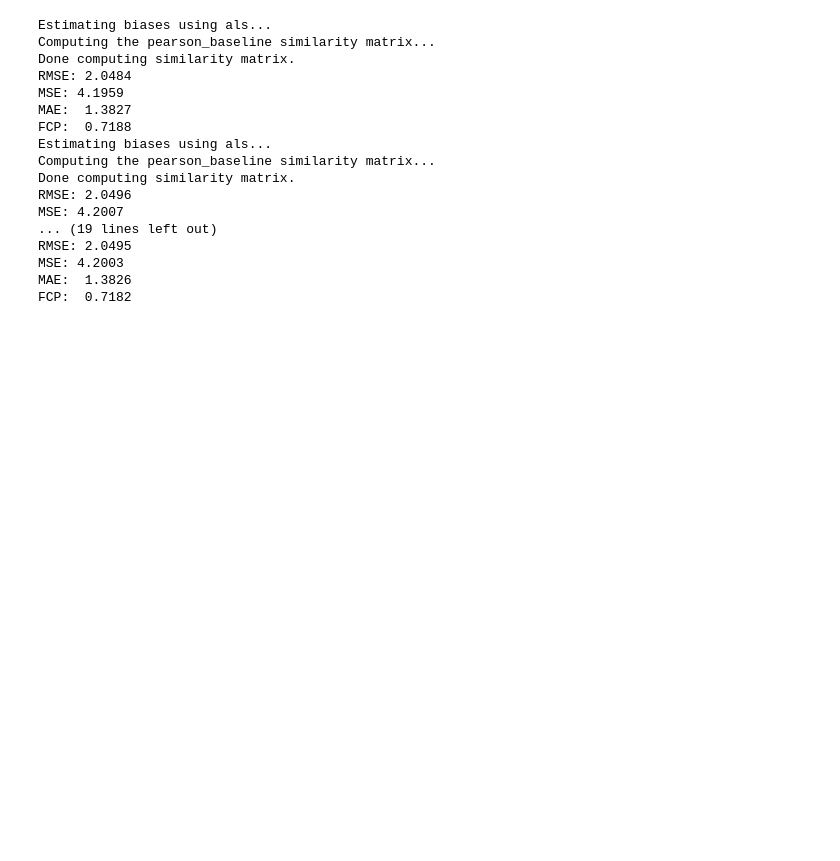
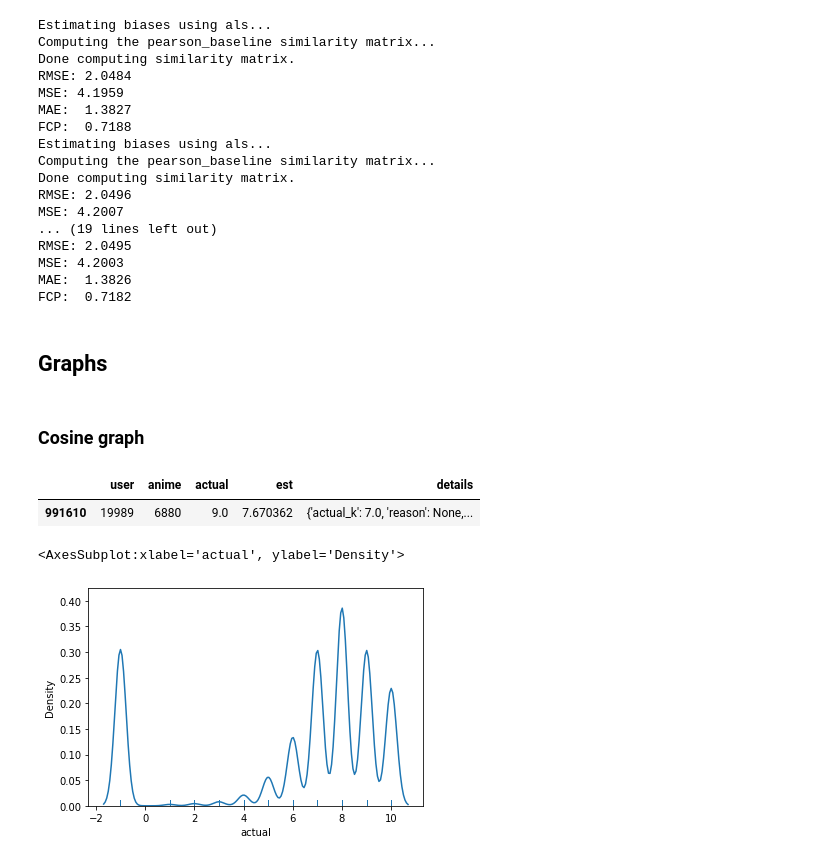
Before and after one commit to eduardagoulart/study_machine_learning_algorithms, a Jupyter notebook: algorithms/knn_with_z_score.ipynb, the cells around one changed output. Saved outputs shown, nothing was run; the diff lists cells and outputs as text; code cells hidden in the pictures; blank space fills up the shorter version.

Commit message:
finish knn with z score

```diff
--- a/algorithms/knn_with_z_score.ipynb
+++ b/algorithms/knn_with_z_score.ipynb
@@ -154,3 +154,14 @@ df = pd.DataFrame(columns=["user", "anime", "actual", "est", "details"], data=pr
 # %%
 df.to_csv("../predictions/knn_with_z_score/anime_type_tv/no_filter/knn_with_z_score_pearson_baseline.csv")
 df.to_parquet("../predictions/knn_with_z_score/anime_type_tv/no_filter/knn_with_z_score_pearson_baseline.parquet")
+# %% [markdown]
+## Graphs
+# %% [markdown]
+### Cosine graph
+# %%
+df = pd.read_parquet("../predictions/knn_with_z_score/anime_type_tv/no_filter/knn_with_z_score_cosine.parquet")
+# %%
+df.sample()
+# %% [output]
+|  | user | anime | actual | est | details |
+| 991610 | 19989 | 6880 | 9.0 | 7.670362 | {'actual_k': 7.0, 'reason': None,... |
@@ -156,0 +172,5 @@ df.to_parquet("../predictions/knn_with_z_score/anime_type_tv/no_filter/knn_with_
+# %%
+sns.distplot(df["actual"], rug=True, hist=False)
+# %% [output]
+<AxesSubplot:xlabel='actual', ylabel='Density'>
+[figure, added]
```
Also changed, not shown: parts of 2 cells of this notebook.
